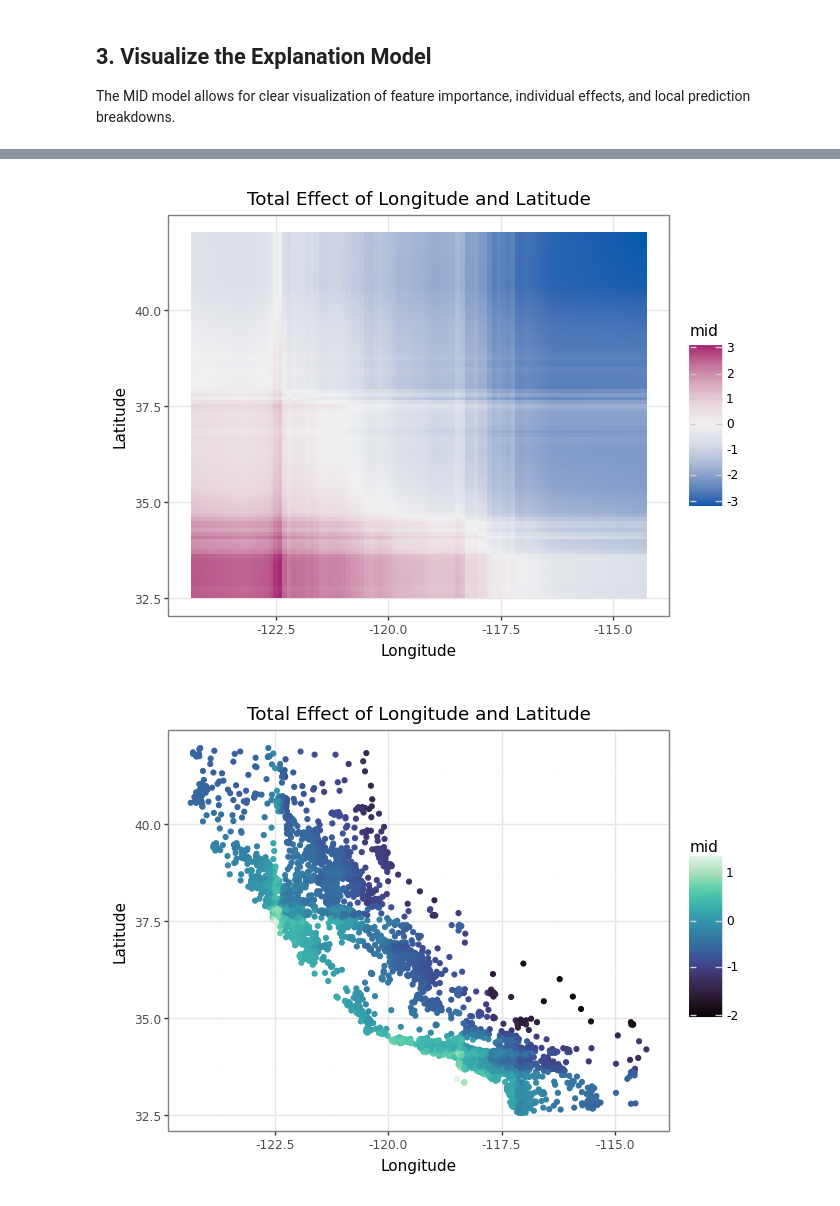
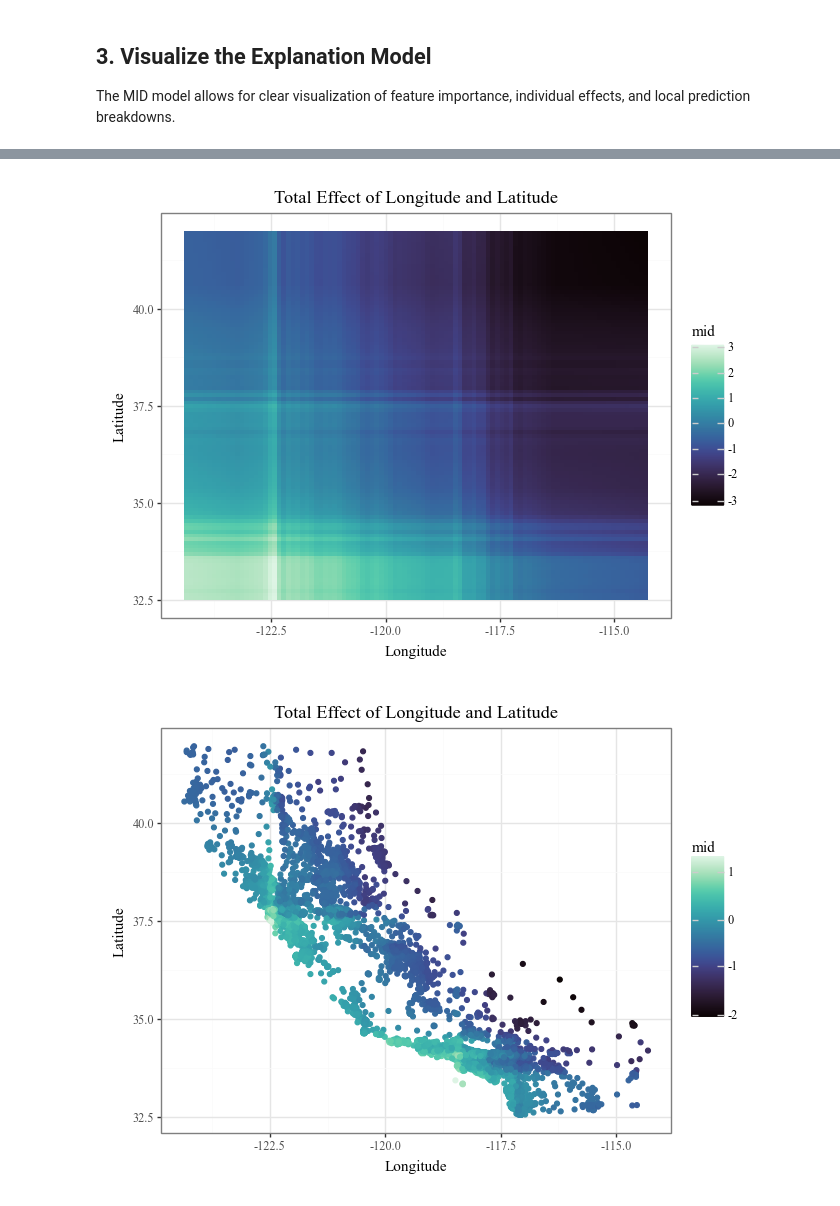
Before and after one commit to ryo-asashi/pyramid-learn, a Jupyter notebook: docs/source/quick-start.ipynb, the cells around one changed output, grey strips where cells are left out. Cells and saved outputs as stored; diff of their text form; code cells hidden in the pictures.

```diff
--- a/docs/source/quick-start.ipynb
+++ b/docs/source/quick-start.ipynb
@@ -12,7 +12,7 @@ import midlearn as mid
 
 # Set up plotnine theme for clean visualizations
 import plotnine as p9
-p9.theme_set(p9.theme_bw())
+p9.theme_set(p9.theme_bw(base_family='serif'))
 
 # Configure scikit-learn display
 set_config(display='text')
@@ -107,26 +107,27 @@ for i, t in enumerate(imp.terms(interactions=False)[:3]):
 # %%
 # Plot the interaction of Longitude and Latitude (Component Functions)
 display(
     explainer.plot(
         "Longitude:Latitude",
+        theme='mako',
         main_effects=True
     ) +
     p9.ggtitle("Total Effect of Longitude and Latitude")
 )
 display(
     explainer.plot(
         "Longitude:Latitude",
         style='data',
         theme='mako',
         data=X_train,
         main_effects=True
     ) +
     p9.ggtitle("Total Effect of Longitude and Latitude")
 
 )
 # %% [output]
-[figure, old version]
+[figure, new version]
-[figure, old version]
+[figure, new version]
 # %%
 # Plot prediction breakdowns for the first three test samples (Local Interpretability)
 for i in range(3):
```
Also changed, not shown: parts of 6 cells of this notebook.
